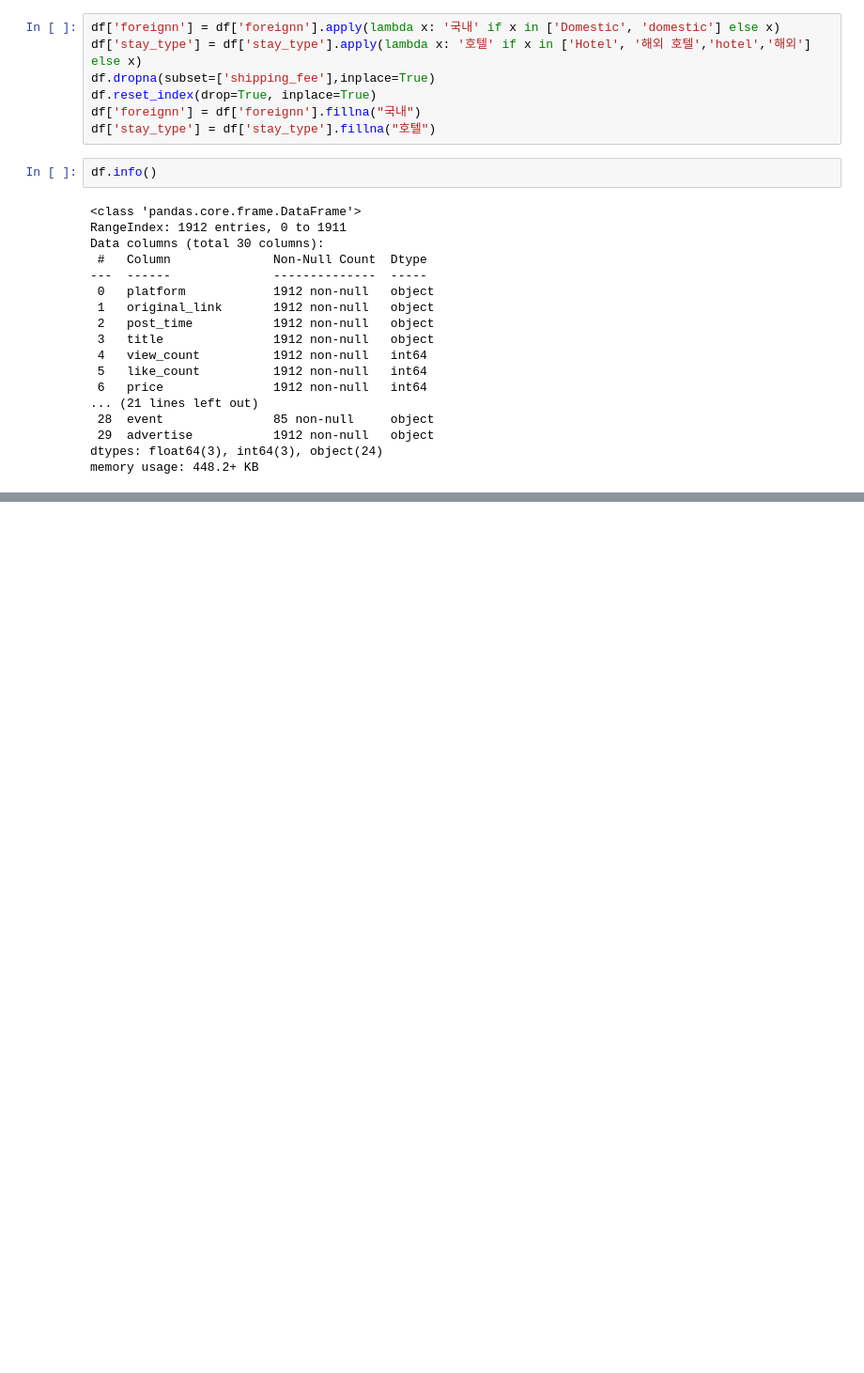
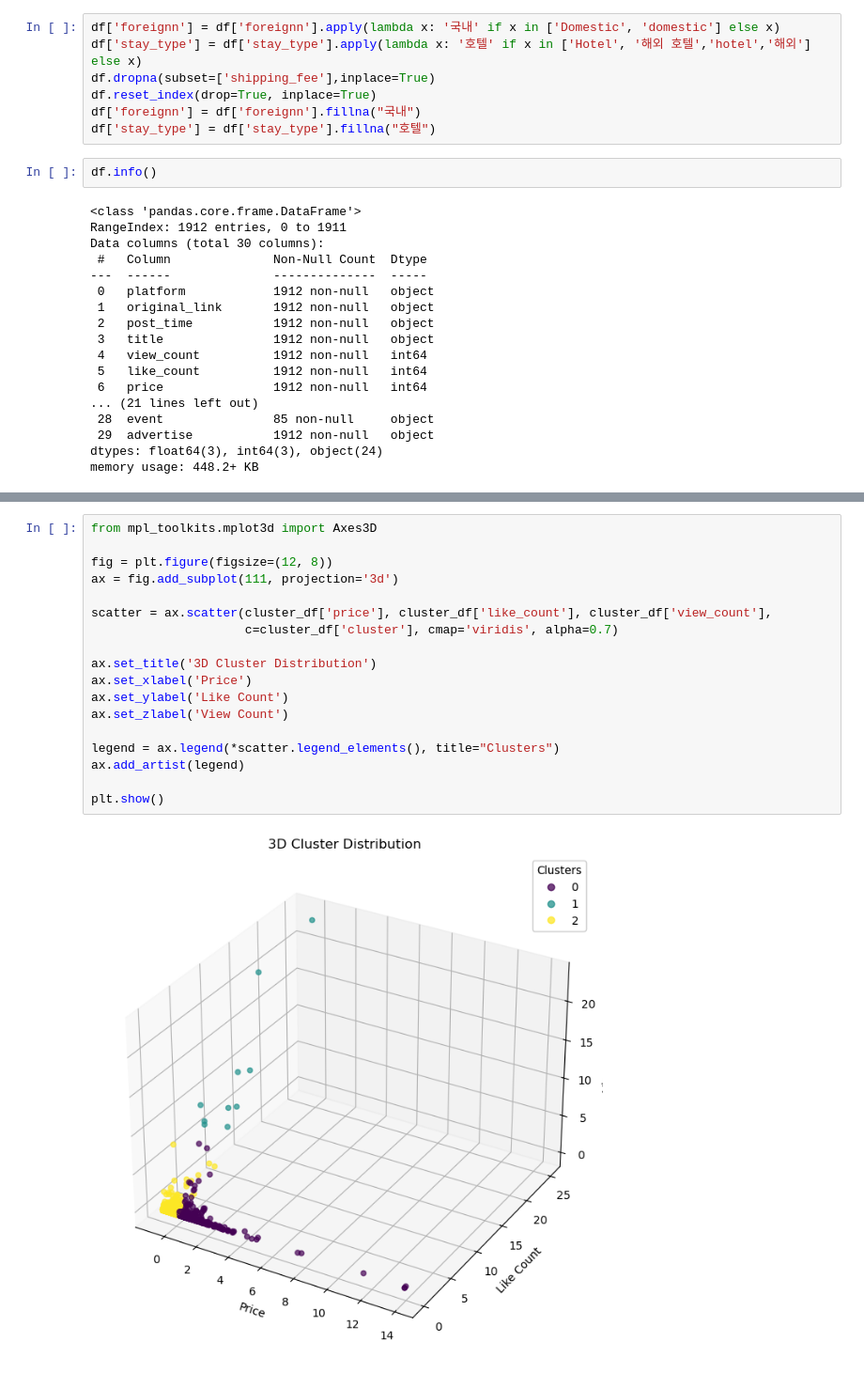
Before and after one commit to wecommit-ai/noshow_analyze, a Jupyter notebook: preprocessing/sub_category_clustering.ipynb, the cells around one changed output, grey strips where cells are left out. Shown at 94% size. Drawn from its saved outputs; the diff is of its cells as text; blank space fills up the shorter version.

```diff
--- a/preprocessing/sub_category_clustering.ipynb
+++ b/preprocessing/sub_category_clustering.ipynb
@@ -40,0 +283,20 @@ memory usage: 448.2+ KB
+# %%
+from mpl_toolkits.mplot3d import Axes3D
+
+fig = plt.figure(figsize=(12, 8))
+ax = fig.add_subplot(111, projection='3d')
+
+scatter = ax.scatter(cluster_df['price'], cluster_df['like_count'], cluster_df['view_count'],
+                     c=cluster_df['cluster'], cmap='viridis', alpha=0.7)
+
+ax.set_title('3D Cluster Distribution')
+ax.set_xlabel('Price')
+ax.set_ylabel('Like Count')
+ax.set_zlabel('View Count')
+
+legend = ax.legend(*scatter.legend_elements(), title="Clusters")
+ax.add_artist(legend)
+
+plt.show()
+# %% [output]
+[figure, added]
```
Also changed, not shown: parts of 61 cells of this notebook, 4 other files.
